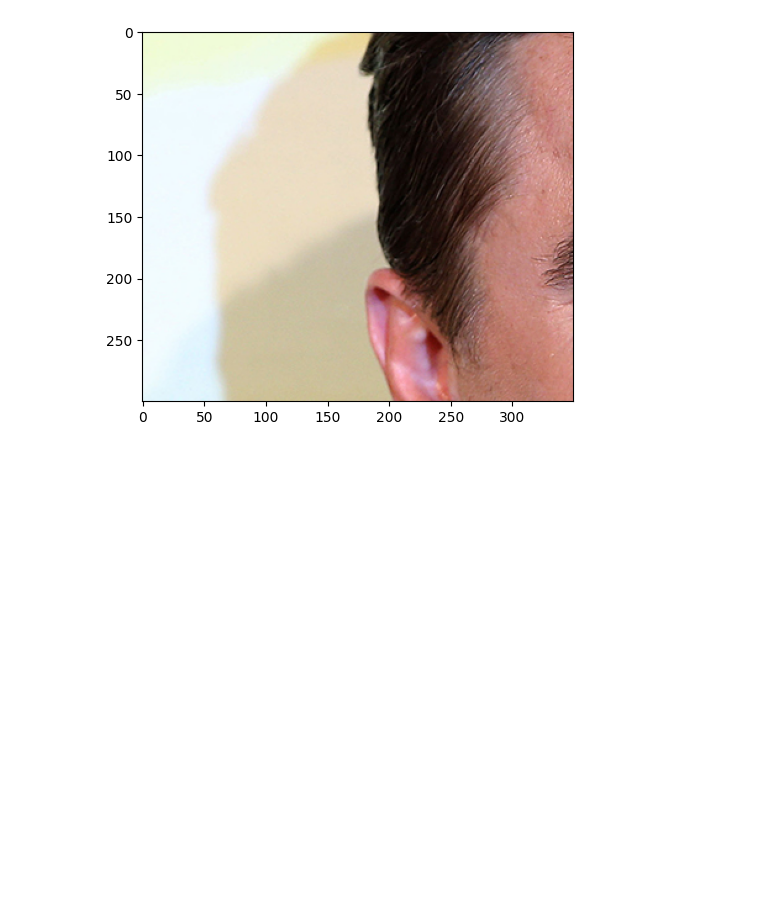
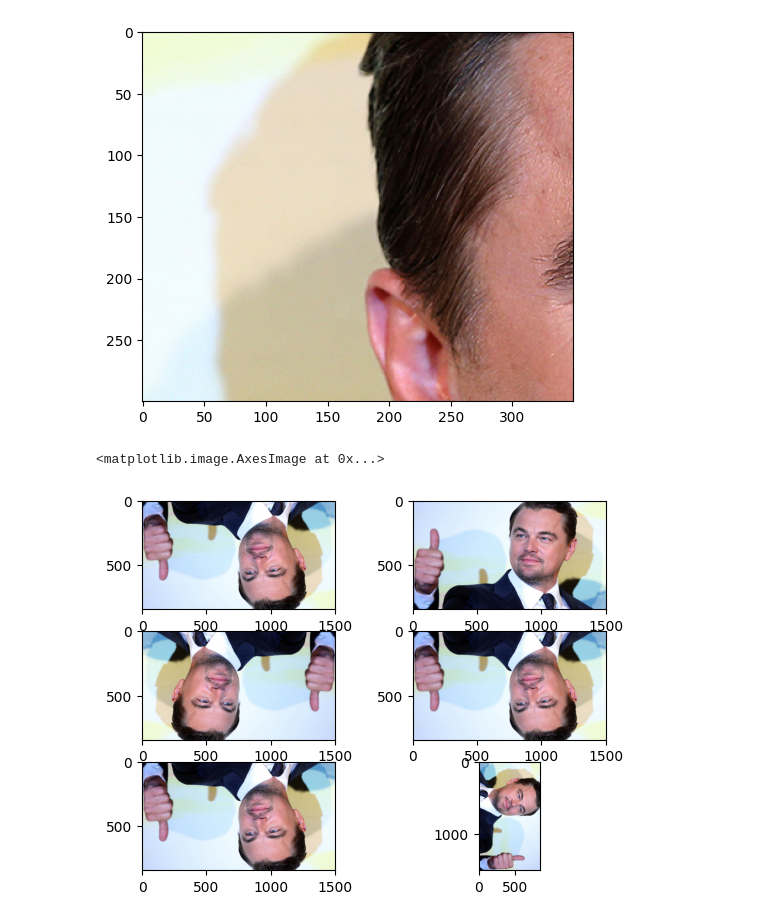
Before and after one commit to aaliasdi7777/Air-quality_ipynb, a Jupyter notebook: scratchpad.ipynb, the cells around one changed output. Saved outputs shown, nothing was run; the diff lists cells and outputs as text; code cells hidden in the pictures; blank space fills up the shorter version.

```diff
--- a/scratchpad.ipynb
+++ b/scratchpad.ipynb
@@ -71,7 +71,28 @@ plt.imshow(cropped)
 # %%
 im_transposed_01 = im.transpose(Image.ROTATE_180)
 im_transposed_02 = im.transpose(Image.FLIP_LEFT_RIGHT)
 im_transposed_03 = im.transpose(Image.FLIP_TOP_BOTTOM)
 im_transposed_04 = im.transpose(Image.ROTATE_180)
 im_transposed_05 = im.transpose(Image.ROTATE_180)
 im_transposed_06 = im.transpose(Image.ROTATE_270)
+
+plt.subplot(321)
+plt.imshow(im_transposed_01)
+
+plt.subplot(322)
+plt.imshow(im_transposed_02)
+
+plt.subplot(323)
+plt.imshow(im_transposed_03)
+
+plt.subplot(324)
+plt.imshow(im_transposed_04)
+
+plt.subplot(325)
+plt.imshow(im_transposed_05)
+
+plt.subplot(326)
+plt.imshow(im_transposed_06)
+# %% [output]
+<matplotlib.image.AxesImage at 0x...>
+[figure, added]
```
Also changed, not shown: parts of 1 cell of this notebook.
